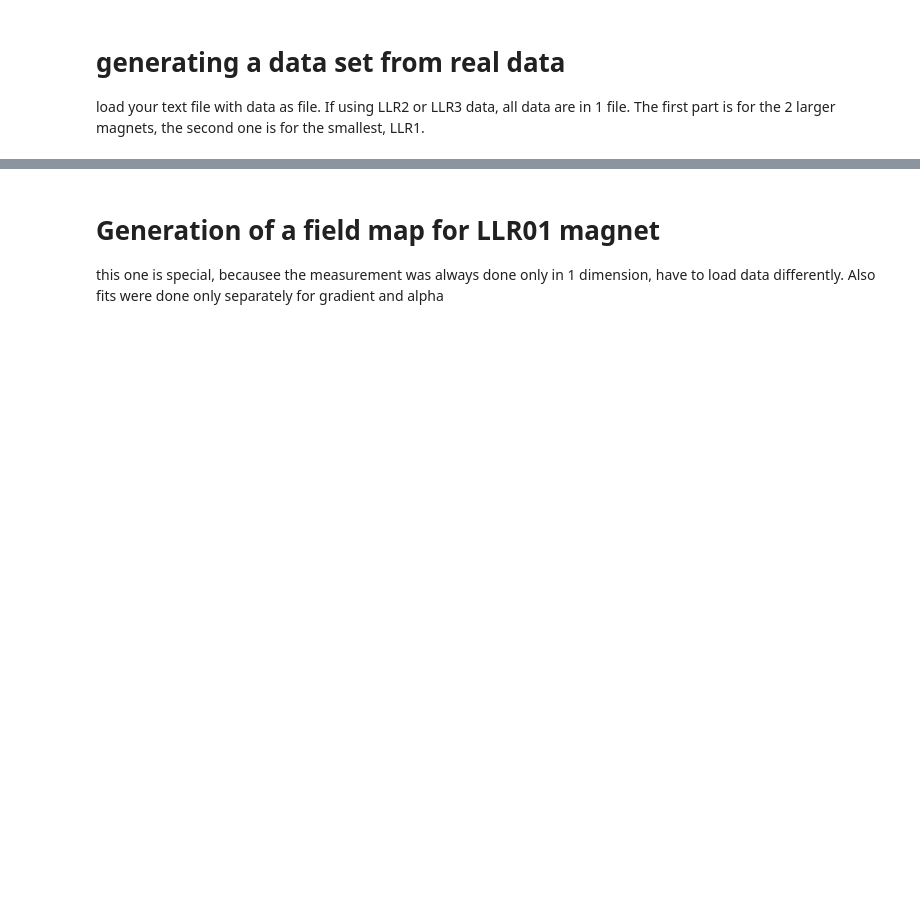
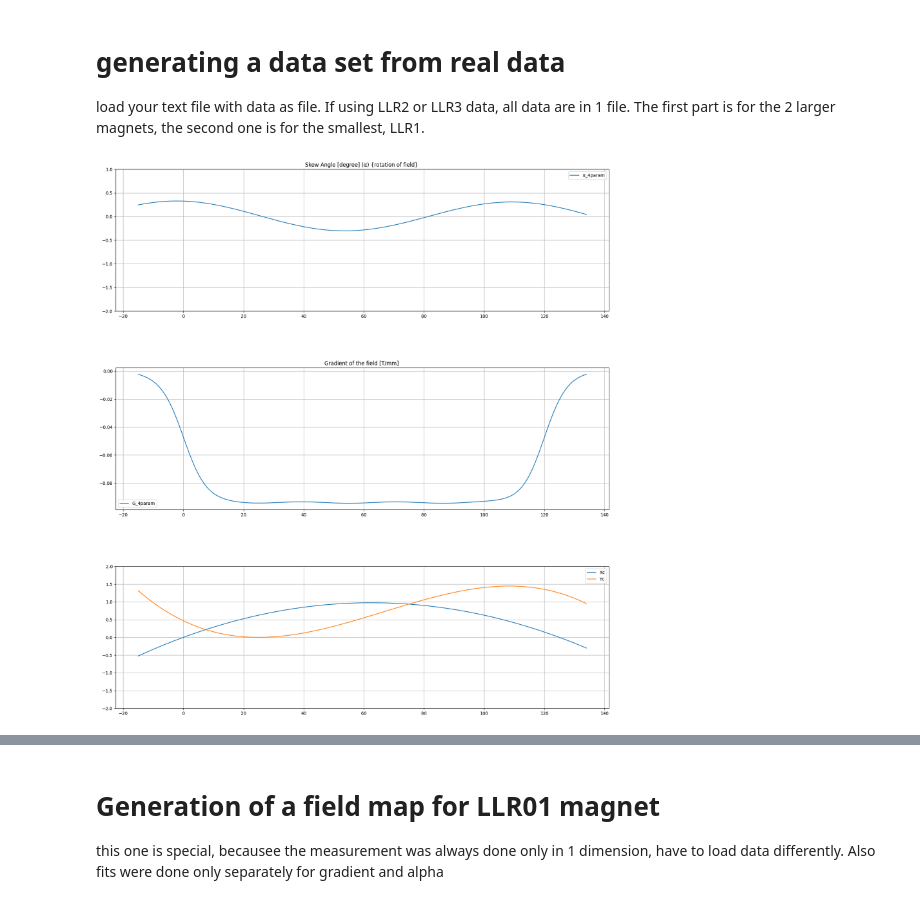
Before and after one commit to mvranovsky/Focusing-And-Deflecting-Devices, a Jupyter notebook: ASTRA/generateFM/generateFieldMap.ipynb, the cells around one changed output, grey strips where cells are left out. Saved outputs shown, nothing was run; the diff lists cells and outputs as text; code cells hidden in the pictures; blank space fills up the shorter version.

```diff
--- a/ASTRA/generateFM/generateFieldMap.ipynb
+++ b/ASTRA/generateFM/generateFieldMap.ipynb
@@ -11,3 +11,6 @@ from scipy.optimize import least_squares
 # %% [markdown]
 # generating a data set from real data
 load your text file with data as file. If using LLR2 or LLR3 data, all data are in 1 file. The first part is for the 2 larger magnets, the second one is for the smallest, LLR1.
+# %%
+def F_enge3(z, C1, C2, C3):
+    return 1/(1 + math.exp(C1*z + C2*pow(z,2) + C3*pow(z,3) ) )
@@ -14 +140,5 @@ load your text file with data as file. If using LLR2 or LLR3 data, all data are
+# %%
+modelFit(2)
+# %% [output]
+[figure, added]
 # %%
```
Also changed, not shown: parts of 19 cells of this notebook, 54 other files.
